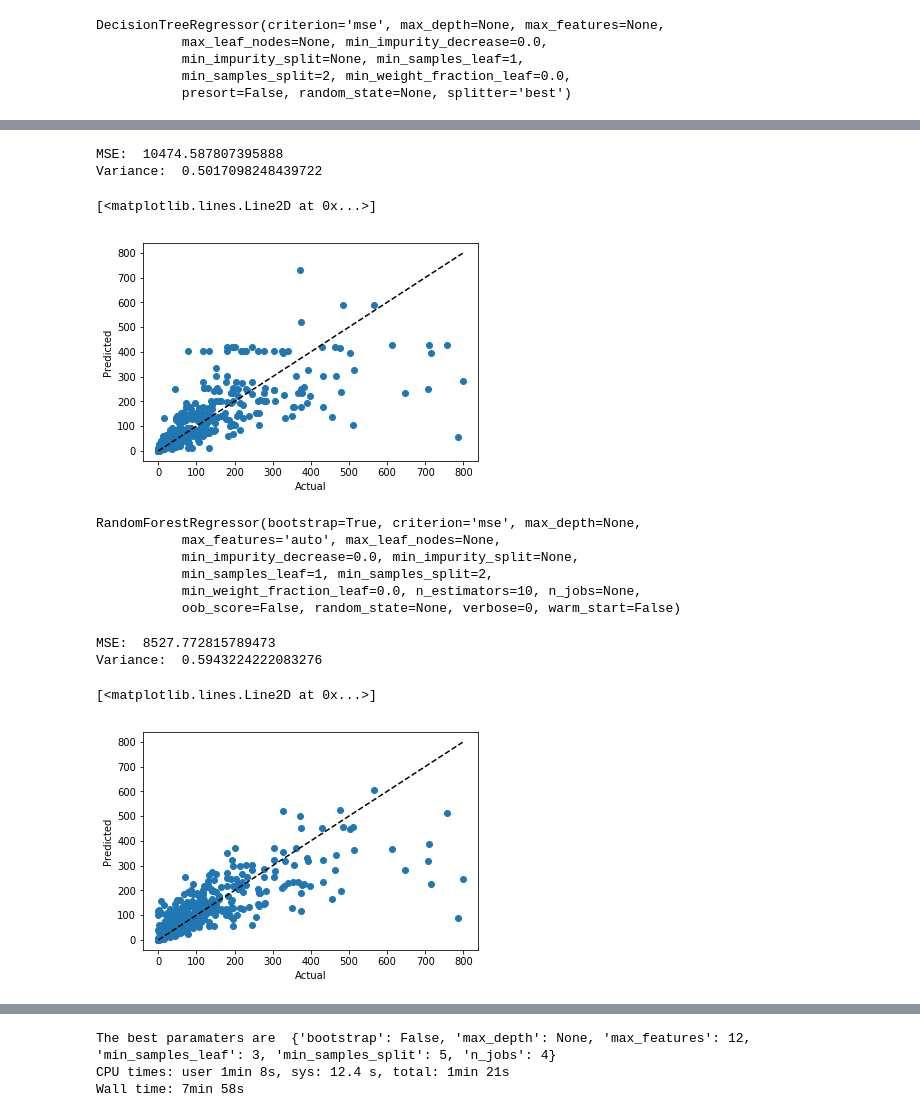
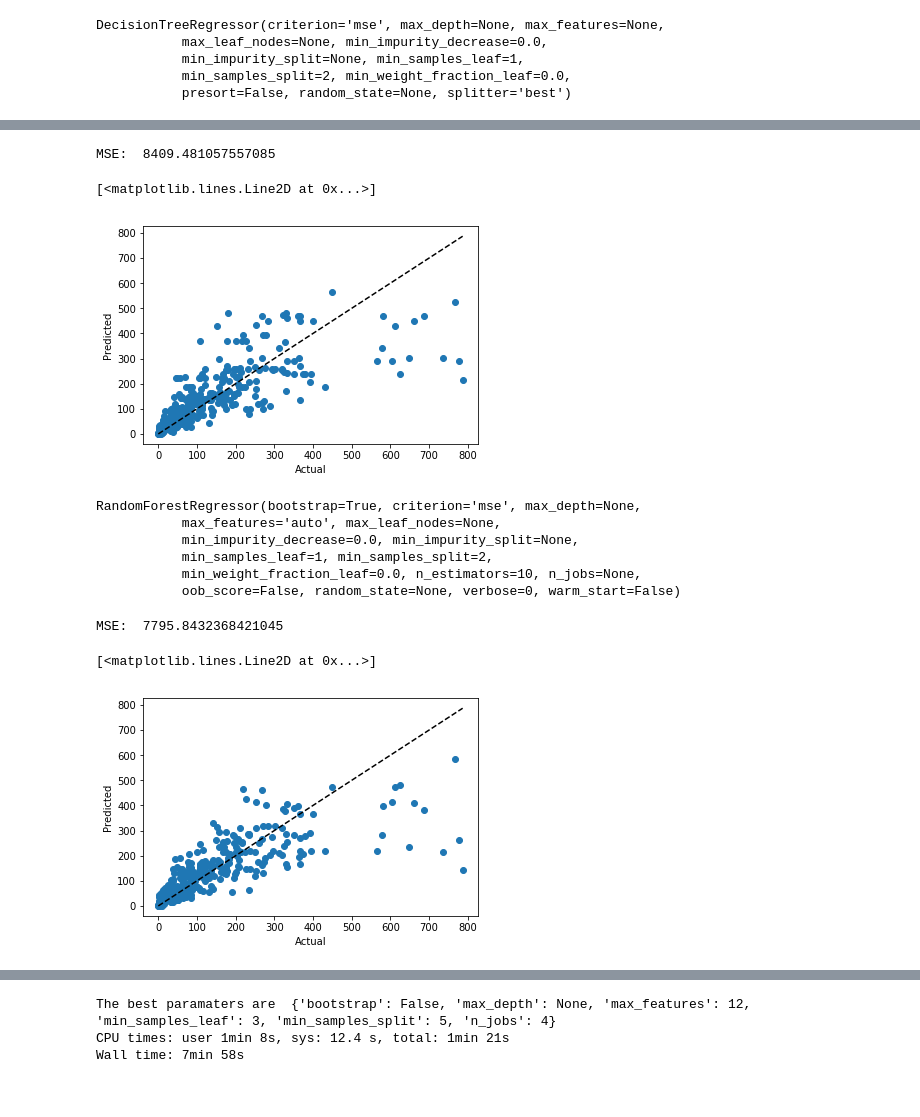
Before and after one commit to FHyder/CapstoneProject, a Jupyter notebook: Untitled.ipynb, the cells around one changed output, grey strips where cells are left out. Saved outputs shown, nothing was run; the diff lists cells and outputs as text; code cells hidden in the pictures.

```diff
--- a/Untitled.ipynb
+++ b/Untitled.ipynb
@@ -432,3 +638,6 @@ mdf.info()
+# %%
+mdf['Count'] = mdf.CountValue
+mdf.drop('CountValue', inplace = True, axis =1)
 # %%
 
 mdf #ahh she's beautiful
@@ -643,9 +786,3 @@ newdf.head()
 # %%
-newdf = newdf.drop(['count', 'City'], axis = 1)
+newdf = newdf.drop( 'City', axis = 1)
-# %%
-month = newdf.time.dt.month
-year = newdf.time.dt.year
-newdf.drop('time', axis = 1, inplace = True)
-newdf['month'] = month
-newdf['year'] = year
 # %%
@@ -773,20 +915,18 @@ Wall time: 2min 46s
 # %%
-tree2 = DecisionTreeRegressor(max_depth= None, max_features=12, max_leaf_nodes=None, min_samples_leaf= 2, min_samples_split=10, splitter= 'random')
+tree2 = DecisionTreeRegressor(max_depth= None, max_features=12, max_leaf_nodes=None, min_samples_leaf= 5, min_samples_split=5, splitter= 'random')
 
 tree2.fit(X_train,y_train)
 tree2predictions = tree2.predict(X_test)
 print('MSE: ',mean_squared_error(y_test,tree2predictions))
-print('Variance: ', r2_score(y_test,tree2predictions))
 plt.show
 plt.scatter(y_test,tree2predictions)
 plt.xlabel('Actual')
 plt.ylabel('Predicted')
 plt.plot([y_test.min(), y_test.max()], [y_test.min(), y_test.max()], 'k--')
 # %% [output]
-MSE:  10474.587807395888
-Variance:  0.5017098248439722
+MSE:  8409.481057557085
 [<matplotlib.lines.Line2D at 0x...>]
-[figure, old version]
+[figure, new version]
 # %%
 
 rf = RandomForestRegressor()
@@ -801,10 +941,8 @@ RandomForestRegressor(bootstrap=True, criterion='mse', max_depth=None,
 # %%
 predictions = rf.predict(X_test)
 print('MSE: ',mean_squared_error(y_test,predictions))
-print('Variance: ', r2_score(y_test,predictions))
 # %% [output]
-MSE:  8527.772815789473
-Variance:  0.5943224222083276
+MSE:  7795.8432368421045
 # %%
 
 plt.show
@@ -814,7 +952,7 @@ plt.ylabel('Predicted')
 plt.plot([y_test.min(), y_test.max()], [y_test.min(), y_test.max()], 'k--')
 # %% [output]
 [<matplotlib.lines.Line2D at 0x...>]
-[figure, old version]
+[figure, new version]
 # %%
 
 def plot_feature_importances(model, data_train):
```
Also changed, not shown: parts of 46 cells of this notebook.
